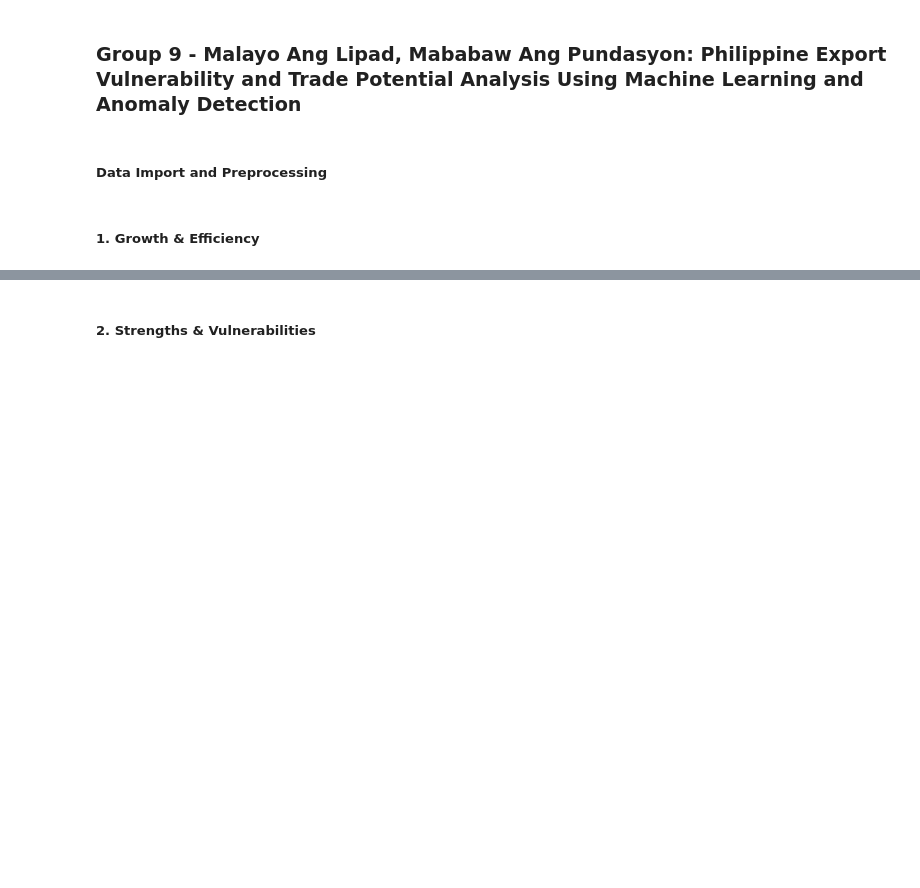
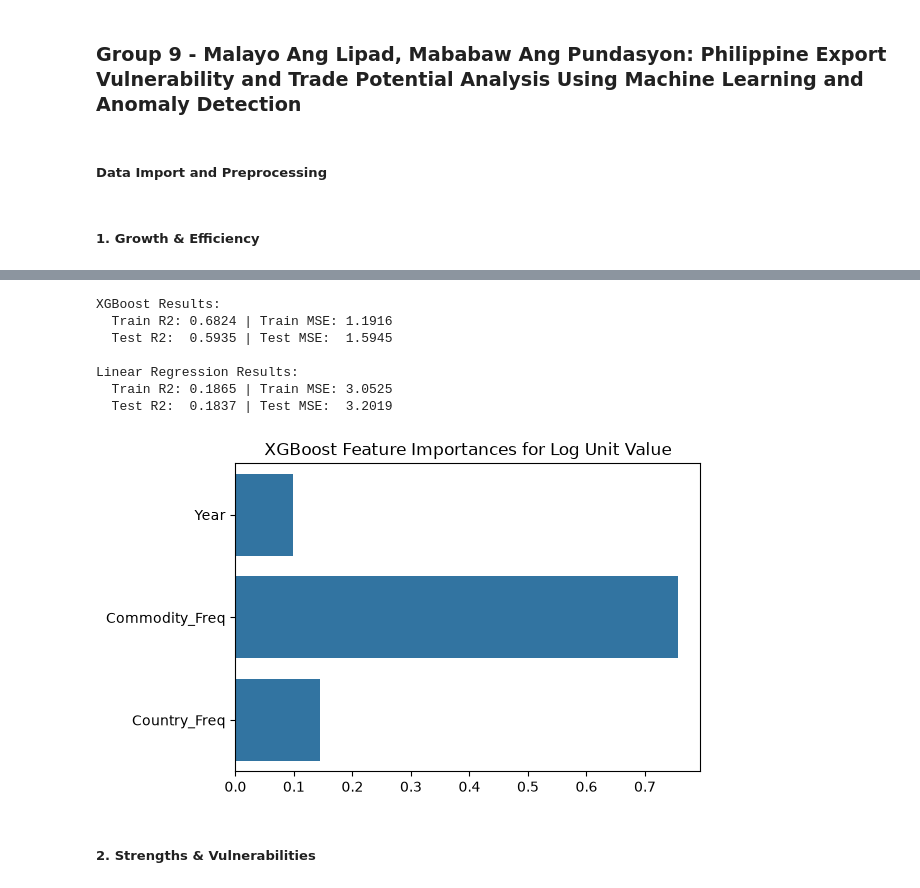
Before and after one commit to nomorepinto/DataSci1-Group9-Act2, a Jupyter notebook: FinalProject.ipynb, the cells around one changed output, grey strips where cells are left out. Cells and saved outputs as stored; diff of their text form; code cells hidden in the pictures; blank space fills up the shorter version.

```diff
--- a/FinalProject.ipynb
+++ b/FinalProject.ipynb
@@ -27,2 +89,82 @@ Successfully installed contourpy-1.3.3 cycler-0.12.1 fonttools-4.63.0 joblib-1.5
+# %%
+# --- Unit Value Modeling (Linear Regression vs XGBoost) ---
+
+# Prepare Features and Target
+X = df[['Year', 'Commodity', 'Country Of Destination']].copy()
+y = df['Log Unit Value']
+
+# Train/Test Split (80/20)
+X_train_raw, X_test_raw, y_train, y_test = train_test_split(X, y, test_size=0.2, random_state=42)
+
+# --- Feature Engineering for XGBoost (Frequency Encoding) ---
+freq_commodity = X_train_raw['Commodity'].value_counts(normalize=True)
+freq_country = X_train_raw['Country Of Destination'].value_counts(normalize=True)
+
+X_train_xgb = X_train_raw.copy()
+X_test_xgb = X_test_raw.copy()
+
+X_train_xgb['Commodity_Freq'] = X_train_xgb['Commodity'].map(freq_commodity).fillna(0)
+X_train_xgb['Country_Freq'] = X_train_xgb['Country Of Destination'].map(freq_country).fillna(0)
+X_test_xgb['Commodity_Freq'] = X_test_xgb['Commodity'].map(freq_commodity).fillna(0)
+X_test_xgb['Country_Freq'] = X_test_xgb['Country Of Destination'].map(freq_country).fillna(0)
+
+features_xgb = ['Year', 'Commodity_Freq', 'Country_Freq']
+
+# Train XGBoost
+xgb_model = XGBRegressor(random_state=42, n_estimators=100, max_depth=6)
+xgb_model.fit(X_train_xgb[features_xgb], y_train)
+
+y_pred_train_xgb = xgb_model.predict(X_train_xgb[features_xgb])
+y_pred_test_xgb = xgb_model.predict(X_test_xgb[features_xgb])
+
+# --- Feature Engineering for Linear Regression (One-Hot Encoding top 10) ---
+top_10_commodities = X_train_raw['Commodity'].value_counts().nlargest(10).index
+top_10_countries = X_train_raw['Country Of Destination'].value_counts().nlargest(10).index
+
+X_train_lr = X_train_raw.copy()
+X_test_lr = X_test_raw.copy()
+
+X_train_lr['Commodity_Group'] = X_train_lr['Commodity'].apply(lambda x: x if x in top_10_commodities else 'Other')
+X_train_lr['Country_Group'] = X_train_lr['Country Of Destination'].apply(lambda x: x if x in top_10_countries else 'Other')
+X_test_lr['Commodity_Group'] = X_test_lr['Commodity'].apply(lambda x: x if x in top_10_commodities else 'Other')
+X_test_lr['Country_Group'] = X_test_lr['Country Of Destination'].apply(lambda x: x if x in top_10_countries else 'Other')
+
+# One-hot encode dropping the first category to avoid dummy variable trap
+X_train_lr_encoded = pd.get_dummies(X_train_lr[['Year', 'Commodity_Group', 'Country_Group']], drop_first=True)
+# Ensure test set has same columns
+X_test_lr_encoded = pd.get_dummies(X_test_lr[['Year', 'Commodity_Group', 'Country_Group']], drop_first=True)
+X_test_lr_encoded = X_test_lr_encoded.reindex(columns=X_train_lr_encoded.columns, fill_value=0)
+
+# Train Linear Regression
+lr_model = LinearRegression()
+lr_model.fit(X_train_lr_encoded, y_train)
+
+y_pred_train_lr = lr_model.predict(X_train_lr_encoded)
+y_pred_test_lr = lr_model.predict(X_test_lr_encoded)
+
+# --- Reporting Results ---
+print("XGBoost Results:")
+print(f"  Train R2: {r2_score(y_train, y_pred_train_xgb):.4f} | Train MSE: {mean_squared_error(y_train, y_pred_train_xgb):.4f}")
+print(f"  Test R2:  {r2_score(y_test, y_pred_test_xgb):.4f} | Test MSE:  {mean_squared_error(y_test, y_pred_test_xgb):.4f}")
+
+print("\nLinear Regression Results:")
+print(f"  Train R2: {r2_score(y_train, y_pred_train_lr):.4f} | Train MSE: {mean_squared_error(y_train, y_pred_train_lr):.4f}")
+print(f"  Test R2:  {r2_score(y_test, y_pred_test_lr):.4f} | Test MSE:  {mean_squared_error(y_test, y_pred_test_lr):.4f}")
+
+# Plot XGBoost Feature Importances
+plt.figure(figsize=(6, 4))
+importances = xgb_model.feature_importances_
+sns.barplot(x=importances, y=features_xgb)
+plt.title('XGBoost Feature Importances for Log Unit Value')
+plt.show()
+# %% [output]
+XGBoost Results:
+  Train R2: 0.6824 | Train MSE: 1.1916
+  Test R2:  0.5935 | Test MSE:  1.5945
+
+Linear Regression Results:
+  Train R2: 0.1865 | Train MSE: 3.0525
+  Test R2:  0.1837 | Test MSE:  3.2019
+[figure, added]
 # %% [markdown]
 ##### 2. Strengths & Vulnerabilities
```
Also changed, not shown: parts of 5 cells of this notebook, 2 other files.
